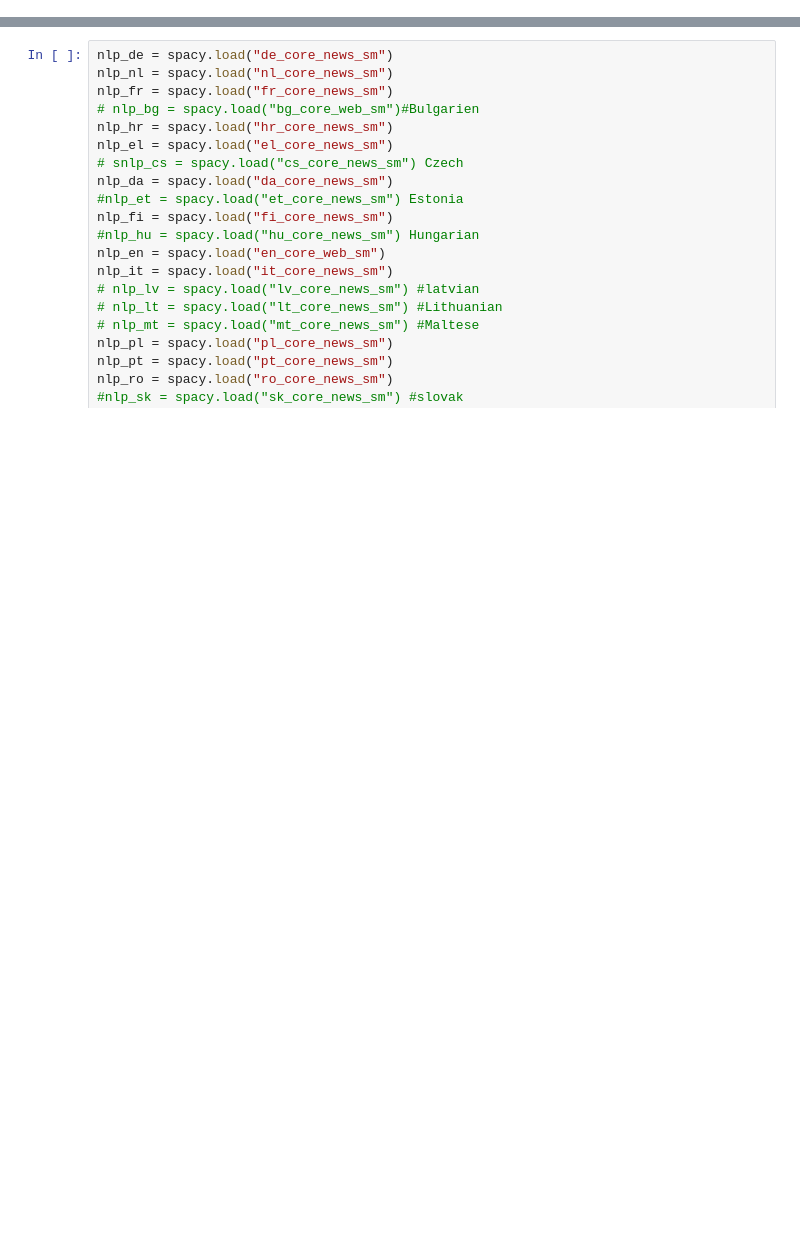
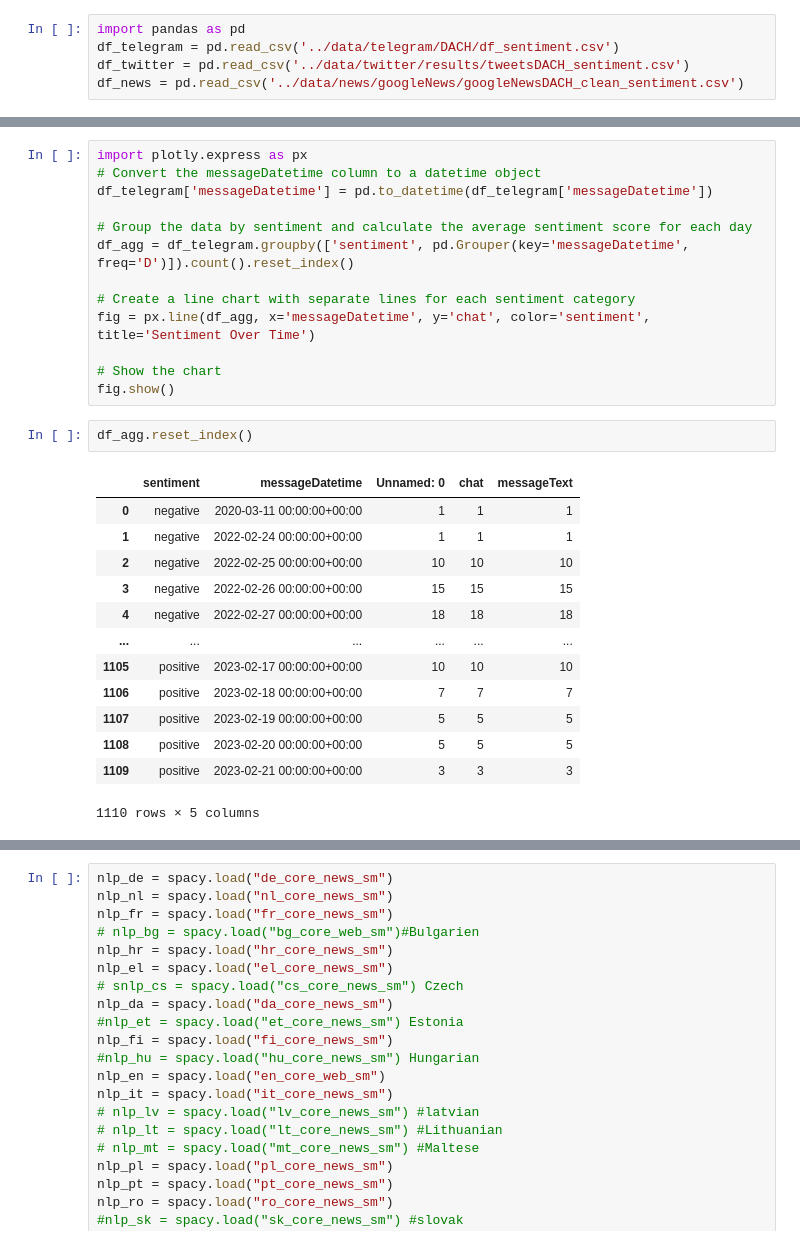
Before and after one commit to sprenkamp/refugee_europe_unsupervised, a Jupyter notebook: ipynb/analysis_newsData.ipynb, the cells around one changed output, grey strips where cells are left out. Drawn from its saved outputs; the diff is of its cells as text; blank space fills up the shorter version.

Commit message:
work on cleaner, BERTopic and requirements BERTopic

```diff
--- a/ipynb/analysis_newsData.ipynb
+++ b/ipynb/analysis_newsData.ipynb
@@ -3,0 +1,5 @@ import pandas as pd
+# %%
+import pandas as pd
+df_telegram = pd.read_csv('../data/telegram/DACH/df_sentiment.csv')
+df_twitter = pd.read_csv('../data/twitter/results/tweetsDACH_sentiment.csv')
+df_news = pd.read_csv('../data/news/googleNews/googleNewsDACH_clean_sentiment.csv')
@@ -3,0 +27,29 @@ import pandas as pd
+# %%
+import plotly.express as px
+# Convert the messageDatetime column to a datetime object
+df_telegram['messageDatetime'] = pd.to_datetime(df_telegram['messageDatetime'])
+
+# Group the data by sentiment and calculate the average sentiment score for each day
+df_agg = df_telegram.groupby(['sentiment', pd.Grouper(key='messageDatetime', freq='D')]).count().reset_index()
+
+# Create a line chart with separate lines for each sentiment category
+fig = px.line(df_agg, x='messageDatetime', y='chat', color='sentiment', title='Sentiment Over Time')
+
+# Show the chart
+fig.show()
+# %%
+df_agg.reset_index()
+# %% [output]
+|  | sentiment | messageDatetime | Unnamed: 0 | chat | messageText |
+| 0 | negative | 2020-03-11 00:00:00+00:00 | 1 | 1 | 1 |
+| 1 | negative | 2022-02-24 00:00:00+00:00 | 1 | 1 | 1 |
+| 2 | negative | 2022-02-25 00:00:00+00:00 | 10 | 10 | 10 |
+| 3 | negative | 2022-02-26 00:00:00+00:00 | 15 | 15 | 15 |
+| 4 | negative | 2022-02-27 00:00:00+00:00 | 18 | 18 | 18 |
+| ... | ... | ... | ... | ... | ... |
+| 1105 | positive | 2023-02-17 00:00:00+00:00 | 10 | 10 | 10 |
+| 1106 | positive | 2023-02-18 00:00:00+00:00 | 7 | 7 | 7 |
+| 1107 | positive | 2023-02-19 00:00:00+00:00 | 5 | 5 | 5 |
+| 1108 | positive | 2023-02-20 00:00:00+00:00 | 5 | 5 | 5 |
+| 1109 | positive | 2023-02-21 00:00:00+00:00 | 3 | 3 | 3 |
+1110 rows × 5 columns
```
Also changed, not shown: parts of 21 cells of this notebook, 20 other files.
